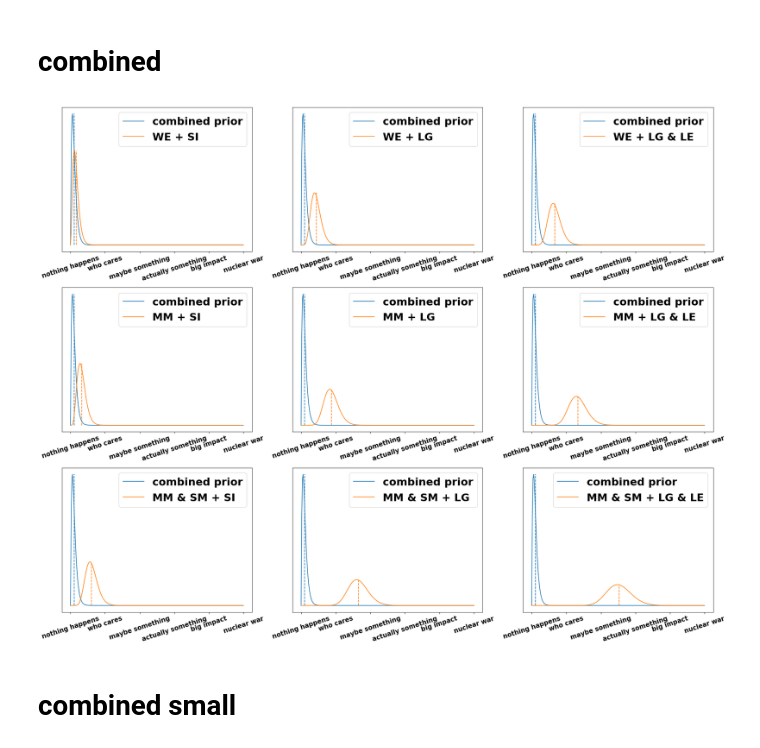
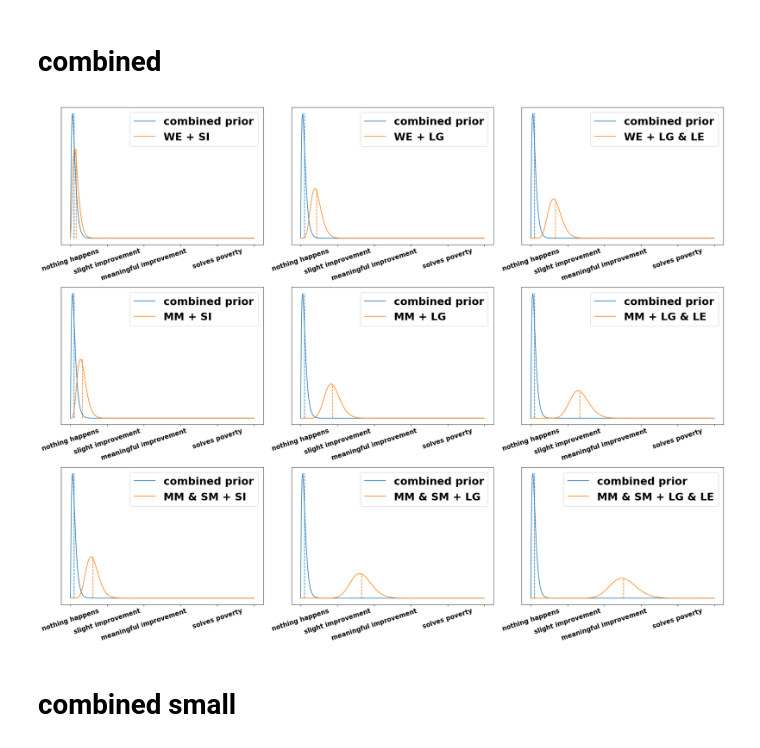
Before and after one commit to mariushobbhahn/mariushobbhahn.github.io, a Jupyter notebook: img/Probabilistic_Judging_1/Probabilistic Judging Part1.ipynb, the cells around one changed output. Saved outputs shown, nothing was run; the diff lists cells and outputs as text; code cells hidden in the pictures.

```diff
--- a/img/Probabilistic_Judging_1/Probabilistic Judging Part1.ipynb
+++ b/img/Probabilistic_Judging_1/Probabilistic Judging Part1.ipynb
@@ -362,7 +362,7 @@ gb_exp_5_5, gamma_beta_5_5 = gamma_beta(x_gamma, a_5, b_5, g_5, s)
 # %%
 #plot it
 fig, axs = plt.subplots(nrows=3, ncols=3, sharex=False, figsize=(23, 18))
-x_labels = ['', 'nothing happens', 'who cares', 'maybe something', 'actually something', 'big impact', 'nuclear war' ]
+x_labels = ['', 'nothing happens', 'slight improvement', 'meaningful improvement', '', 'solves poverty']
 
 
 fs_tick_labels = 15
@@ -431,34 +431,34 @@ axs[2][0].set_xticklabels(x_labels, fontdict={'fontsize':fs_tick_labels})
 axs[2][0].legend(prop={'size': 25})
 
 axs[2][1].plot(x_gamma, gamma_beta_p, label='combined prior')
 axs[2][1].plot(x_gamma, gamma_beta_5_3, label='MM & SM + LG')
 axs[2][1].vlines(gb_exp_p*s*g_p, ymin=0, ymax=1*gamma_beta_p.max(), linestyle='dashed', alpha=1, color="#1f77b4")
 axs[2][1].vlines(gb_exp_5_3*s*g_3, ymin=0, ymax=1*gamma_beta_5_3.max(), linestyle='dashed', alpha=1, color="#ff7f0e")
 axs[2][1].set_yticklabels([])
 axs[2][1].set_yticks([])
 axs[2][1].set_xticklabels(x_labels, fontdict={'fontsize':fs_tick_labels})
 axs[2][1].legend(prop={'size': 25})
 
 axs[2][2].plot(x_gamma, gamma_beta_p, label='combined prior')
 axs[2][2].plot(x_gamma, gamma_beta_5_5, label='MM & SM + LG & LE')
 axs[2][2].vlines(gb_exp_p*s*g_p, ymin=0, ymax=1*gamma_beta_p.max(), linestyle='dashed', alpha=1, color="#1f77b4")
 axs[2][2].vlines(gb_exp_5_5*s*g_5, ymin=0, ymax=1*gamma_beta_5_5.max(), linestyle='dashed', alpha=1, color="#ff7f0e")
 axs[2][2].set_yticklabels([])
 axs[2][2].set_yticks([])
 axs[2][2].set_xticklabels(x_labels, fontdict={'fontsize':fs_tick_labels})
 axs[2][2].legend(prop={'size': 25})
 
 
 for ax in fig.axes:
     plt.sca(ax)
     plt.xticks(rotation=18)
 
 plt.tight_layout()
 plt.savefig('UBI_combined.png', dpi=300)
 
 plt.show();
 # %% [output]
-[figure, old version]
+[figure, new version]
 # %% [markdown]
 # combined small
 # %%
```
Also changed, not shown: parts of 4 cells of this notebook, 5 other files.
